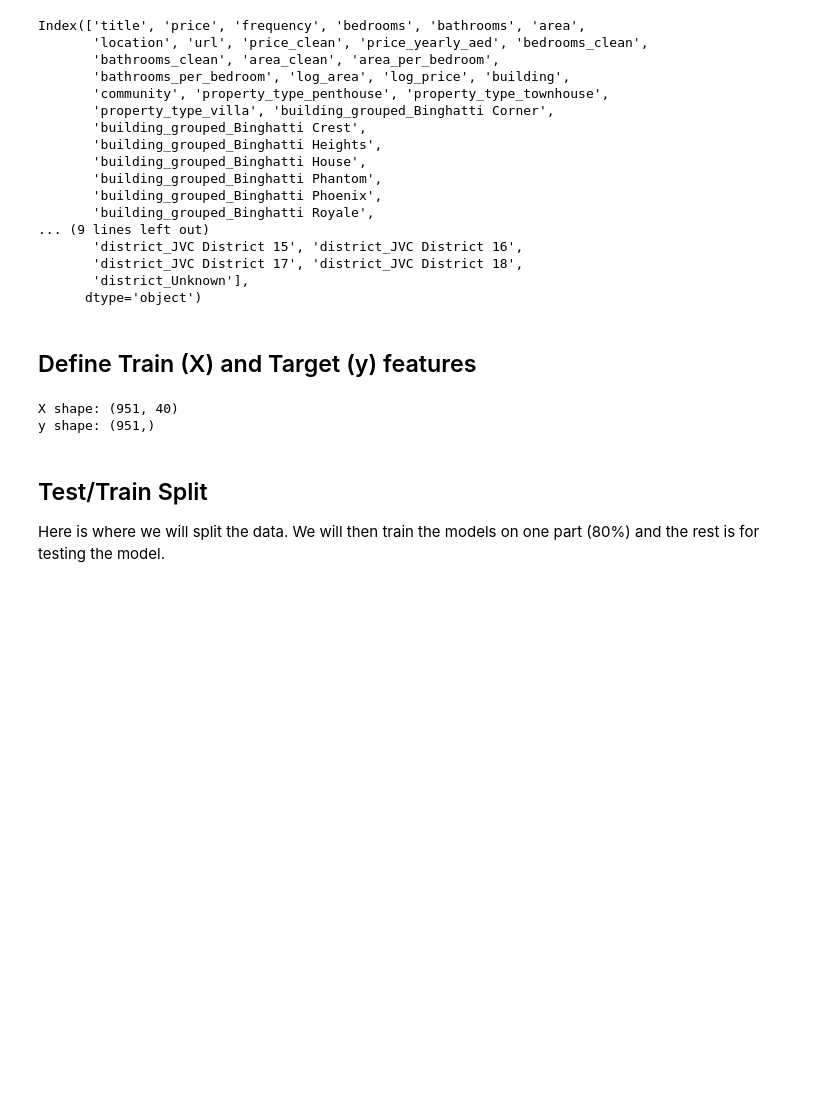
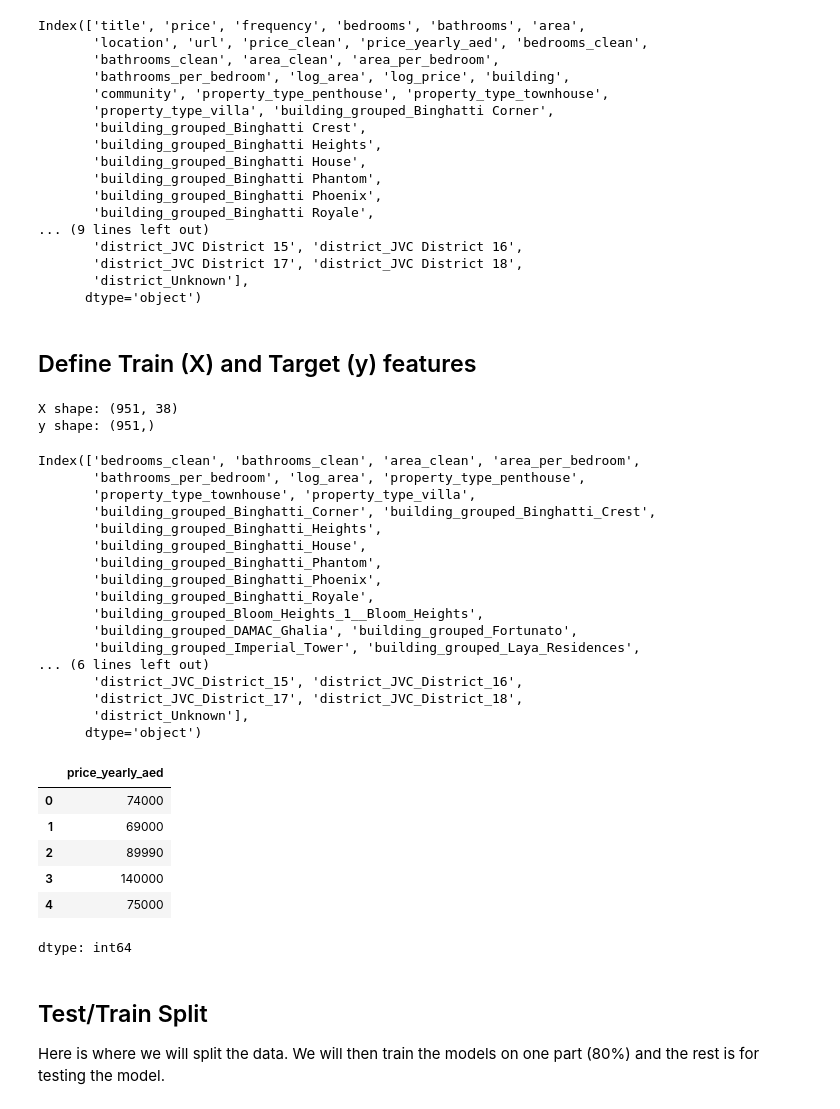
Before and after one commit to AymanBerri/RealEstate_Analytics, a Jupyter notebook: notebooks/04_modelling_evaluation.ipynb, the cells around one changed output. Saved outputs shown, nothing was run; the diff lists cells and outputs as text; code cells hidden in the pictures; blank space fills up the shorter version.

Commit message:
done with models and evaluation

```diff
--- a/notebooks/04_modelling_evaluation.ipynb
+++ b/notebooks/04_modelling_evaluation.ipynb
@@ -79,6 +84,7 @@ Index(['title', 'price', 'frequency', 'bedrooms', 'bathrooms', 'area',
 # %%
 # We must drop columns that are useless (memory usage) and derived from the `price_yearly_aed` (data leakage)
 # this step is not cleaning or preprocessesing, this is why I put it here. In ML we now choose only what we need.
+# also after we encoded, all the other non-numeric features are dropped because many models cannot handle strings
 DROP_COLS = [
     "title",
     "price",      # Derived features cause data leakage
@@ -89,19 +95,54 @@ DROP_COLS = [
     "area",
     "bedrooms",
     "bathrooms",
+    "building",
+    "community",
 
     "price_yearly_aed",
     "log_price" # Derived
+
 ]
 
-X = df.drop(columns=[c for c in DROP_COLS if c in df.columns])
+X = df.drop(columns=[c for c in DROP_COLS if c in df.columns]) # Here we drop the usless or derived features
+
+# Sanitize column names for LightGBM Model (remove spaces, commas, special chars)
+X.columns = X.columns.str.replace(r"[ ,]", "_", regex=True)
+
 y = df["price_yearly_aed"] # TARGET
 
 print("X shape:", X.shape)
 print("y shape:", y.shape)
 # %% [output]
-X shape: (951, 40)
+X shape: (951, 38)
 y shape: (951,)
+# %%
+print(X.columns)
+y.head()
+# %% [output]
+Index(['bedrooms_clean', 'bathrooms_clean', 'area_clean', 'area_per_bedroom',
+       'bathrooms_per_bedroom', 'log_area', 'property_type_penthouse',
+       'property_type_townhouse', 'property_type_villa',
+       'building_grouped_Binghatti_Corner', 'building_grouped_Binghatti_Crest',
+       'building_grouped_Binghatti_Heights',
+       'building_grouped_Binghatti_House',
+       'building_grouped_Binghatti_Phantom',
+       'building_grouped_Binghatti_Phoenix',
+       'building_grouped_Binghatti_Royale',
+       'building_grouped_Bloom_Heights_1__Bloom_Heights',
+       'building_grouped_DAMAC_Ghalia', 'building_grouped_Fortunato',
+       'building_grouped_Imperial_Tower', 'building_grouped_Laya_Residences',
+... (6 lines left out)
+       'district_JVC_District_15', 'district_JVC_District_16',
+       'district_JVC_District_17', 'district_JVC_District_18',
+       'district_Unknown'],
+      dtype='object')
+|  | price_yearly_aed |
+| 0 | 74000 |
+| 1 | 69000 |
+| 2 | 89990 |
+| 3 | 140000 |
+| 4 | 75000 |
+dtype: int64
 # %% [markdown]
 ## Test/Train Split
 
```
Also changed, not shown: parts of 19 cells of this notebook.
